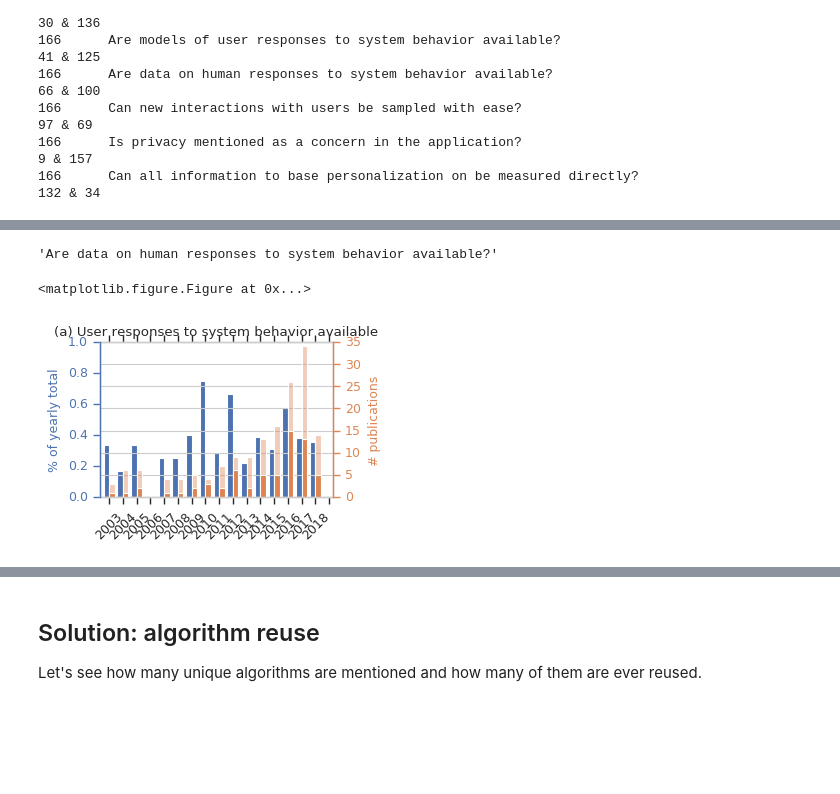
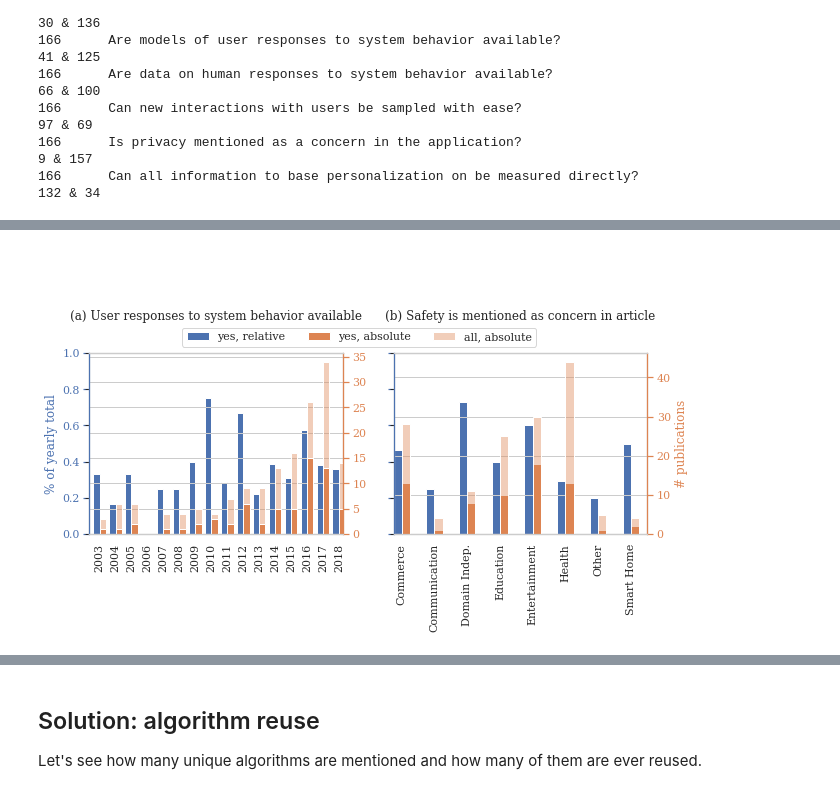
Before and after one commit to florisdenhengst/rl-for-personalization, a Jupyter notebook: analysis/Analysis.ipynb, the cells around one changed output, grey strips where cells are left out. Drawn from its saved outputs; the diff is of its cells as text; code cells hidden in the pictures; blank space fills up the shorter version.

```diff
--- a/analysis/Analysis.ipynb
+++ b/analysis/Analysis.ipynb
@@ -93,3 +99,5 @@ data = all_data.drop(all_data[condition].index)
+# %%
+data['Citations'] = data[['Citation Count','Patent Citation Count','Reference Count']].max(axis=1)
 # %% [markdown]
 ## Expand and normalize algorithm column
 An example of original data input (1 row):
@@ -562,12 +570,12 @@ for q in qs['setting'][2:]:
 # %%
 myRcParams = copy.deepcopy(rcParams)
 ratio = 4 / 6
-base = 4
-myRcParams['figure.figsize'] = (base, base*ratio *2)
+base = 6
+myRcParams['figure.figsize'] = (base*4, base*ratio)
 plt.rcParams.update(myRcParams)
 
 recent_data = data[data['Year'] > datetime.datetime(2012, 12, 31)]
-f, (ax1, ax2) = plt.subplots(2, 1, sharey=False, figsize=myRcParams['figure.figsize'])
+f, (ax1, ax2) = plt.subplots(1, 2, sharey=False, figsize=myRcParams['figure.figsize'])
 # f.tight_layout()
 
 ax = sns.countplot(ax=ax1, x="Year", hue="Domain", hue_order=np.sort(data['Domain'].unique()), data=recent_data, )
@@ -576,11 +584,9 @@ ax.set_xticklabels(years)
 ax.get_legend().remove()
 ax.set_ylabel('# publications')
 ax.set(title='(a) Absolute')
-ax.get_xaxis().set_label_text("")
-ax.set_xticklabels([])
 
 num_hues = len(data.Domain.unique())
-hatches = itertools.cycle(['', '/', '*', '\\', 'o', 'x', '.', 'O', '//', '+'])
+hatches = itertools.cycle(['', '////', '*', '\\', 'o', 'x', '.', 'O', '////', '+'])
 hatch_map = {}
 
 for i, bar in enumerate(ax.patches):
@@ -607,10 +613,9 @@ leg = ax.legend(loc='upper right', ncol=1, bbox_to_anchor=(1.5,1.1))
 for patch in leg.get_patches():
     patch.set_height(10)
 ax.set_ylabel('% of yearly total')
-ax.set_ylim([0,1])
 ax.set(title='(b) Relative')
 
-plt.savefig('imgs/pub_per_dom_over_time.pdf', bbox_inches='tight')
+# plt.savefig('imgs/pub_per_dom_over_time.pdf', bbox_inches='tight')
 
 plt.rcParams.update(rcParams)
 # %% [output]
@@ -618,56 +734,73 @@ plt.rcParams.update(rcParams)
 # %%
 myRcParams = copy.deepcopy(rcParams)
 ratio = 4 / 6
-base = 3
-myRcParams['figure.figsize'] = (base, base*ratio)
+base = 5
+myRcParams['figure.figsize'] = (base*2, base*ratio)
 plt.rcParams.update(myRcParams)
 
-recent_data = data[data['Year'] > datetime.datetime(2002, 12, 31)]
+recent_data = data[data['Year'] > datetime.datetime(2002, 12, 30)]
 
 to_plot = qs['setting'][6]
 
 # min_year = recent_data['Year'].min().year
 # max_year = recent_data['Year'].max().year
 # d_to_plot = recent_data[to_plot]
 # data[to_plot]
 # rd_counts = (recent_data.groupby(['Year'])[to_plot]
 #                      .value_counts(normalize=True)
 #                      .rename('percentage')
 #                      .reset_index()
 #                      .sort_values('Year'))
 # rd_counts = fill_years(rd_counts, min_year, max_year, index=False)
 # years = pd.DatetimeIndex(np.sort(rd_counts['Year'].unique())).strftime("%Y")
 # ax = sns.barplot(x="Year", y="percentage", hue=to_plot, hue_order=np.sort(d_to_plot.unique()), data=rd_counts)
 # ax.set_xticklabels(years)
 # ax.legend(loc='upper right', ncol=3)
 # ax.set_ylabel('% of yearly total')
 # plt.xticks(rotation=45)
 # ax.set_ylim([0,1])
 # ax.set(title=to_plot)
 # # plt.savefig('imgs/pub_per_dom_over_time.pdf')
+fig, (ax1, ax2) =  plt.subplots(1,2, sharey=True)
 
-plt.figure()
-fig, ax1, ax2 = plot_over_time(to_plot, recent_data, add_absolute=True)
+figa, axa1, axa2 = plot_over_time(to_plot, recent_data, add_absolute=True, ax=ax1)
 ax1.set_ylabel("% of yearly total", color=current_palette[0])
 ax2.set_ylabel("# publications", color=current_palette[1])
 ax1.set_title("(a) User responses to system behavior available")
+ttl = ax1.title
+ttl.set_position([.5, 1.15])
 handles, labels = ax1.get_legend_handles_labels()
 handles2, labels2 = ax2.get_legend_handles_labels()
 # fig.legend(handles+handles2, labels+labels2, loc='best', bbox_to_anchor=(1.58,.45))
 
-plt.savefig('imgs/data_on_human_responses.pdf', bbox_inches='tight')
+o_plot = qs['setting'][4]
 
-myRcParams = copy.deepcopy(rcParams)
-ratio = 4 / 6
-base = 3
-myRcParams['figure.figsize'] = (base, base*ratio)
-plt.rcParams.update(myRcParams)
-plt.rcParams.update(rcParams)
-to_plot
+d_to_plot = data[to_plot]
+# rd_counts = (data.groupby(['Domain'])[to_plot]
+#                      .value_counts(normalize=True)
+#                      .rename('percentage')
+#                      .reset_index()
+#                      .sort_values('Domain'))
+# ax = sns.barplot(x="Domain", y="percentage", hue=to_plot, hue_order=np.sort(d_to_plot.unique()),  data=rd_counts)
+# ax.legend(loc='upper right', ncol=3)
+# ax.set_ylabel('Occurence (%)')
+# plt.xticks(rotation=45)
+# ax.set_ylim([0,1])
+# ax.set(title=to_plot)
+ax1, ax2 = plot_per_domain(to_plot, data, ax=ax2)
+ttl = ax1.title
+ttl.set_position([.5, 1.15])
+ax1.set(xlabel="")
+ax1.get_legend().remove()
+ax1.set_ylabel("% of total in domain", color=current_palette[0])
+ax2.set_ylabel("# publications", color=current_palette[1])
+ax1.set_title("(b) Safety is mentioned as concern in article")
+handles, labels = ax1.get_legend_handles_labels()
+handles2, labels2 = ax2.get_legend_handles_labels()
+fig.legend(handles+handles2, labels+labels2, ncol=3, bbox_to_anchor=(0.7,1.32))
+plt.savefig('imgs/user_responses_and_safety_mentions.pdf', bbox_inches='tight')
 # %% [output]
-'Are data on human responses to system behavior available?'
-<matplotlib.figure.Figure at 0x...>
-[figure, old version]
+[figure, new version]
 # %%
 myRcParams = copy.deepcopy(rcParams)
 ratio = 4 / 6
```
Also changed, not shown: parts of 46 cells of this notebook, 20 other files.
